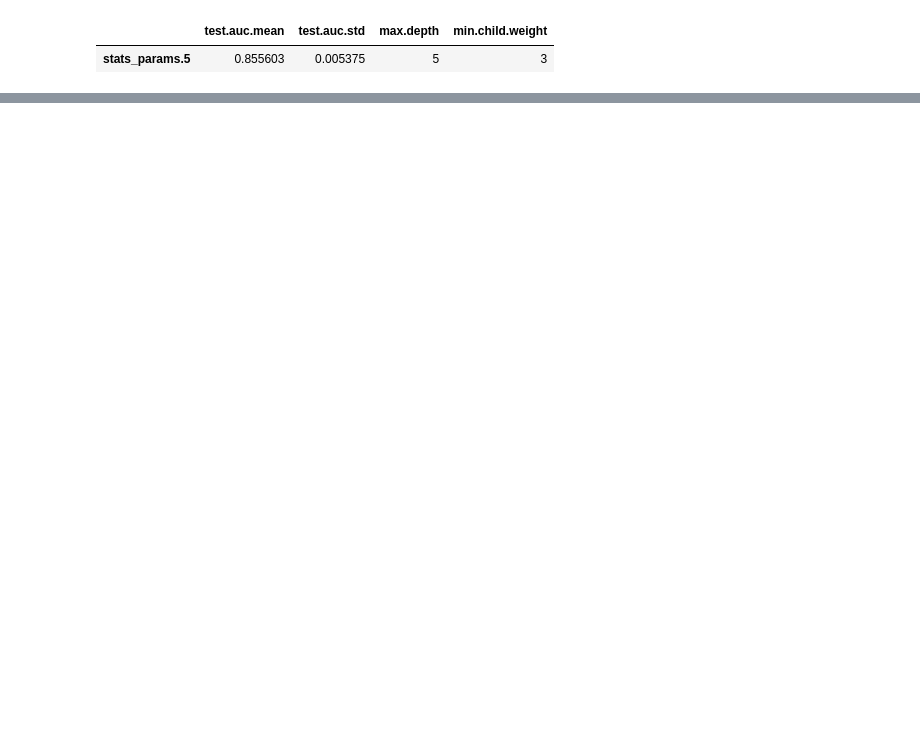
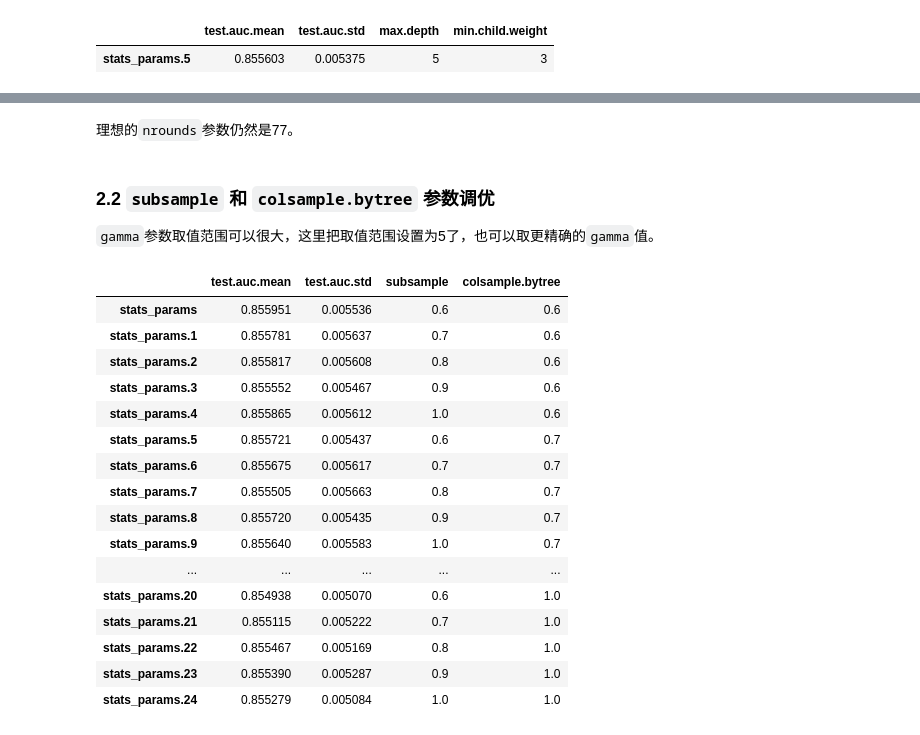
Before and after one commit to showkeyjar/Move, a Jupyter notebook: XGBoost调参.ipynb, the cells around one changed output, grey strips where cells are left out. Saved outputs shown, nothing was run; the diff lists cells and outputs as text; code cells hidden in the pictures; blank space fills up the shorter version.

```diff
--- a/XGBoost调参.ipynb
+++ b/XGBoost调参.ipynb
@@ -33,6 +33,9 @@ The following objects are masked from 'package:stats':
 df_train = read.csv("F:/XGBoost/data/cs-training.csv", stringsAsFactors = FALSE) %>%
   na.omit() %>%   # 删除包含缺失值的样本
   select(-`X`)    # 删除第一列索引列
+# %%
+train_data = as.matrix(df_train %>% select(-SeriousDlqin2yrs))
+train_label = df_train$SeriousDlqin2yrs
 # %% [markdown]
 # 一共有8个参数需要调节：
 + 1 eta[默认0.3]
@@ -46,7 +59,7 @@ df_train = read.csv("F:/XGBoost/data/cs-training.csv", stringsAsFactors = FALSE)
 # %% [markdown]
 ## 1 在较高的`eta`下，调节`nrounds`参数
 # %%
-xgb_params_1 = list(
+xgb_params = list(
     objective = "binary:logistic", # 二分类问题
     eval_metric = "auc",           # 用AUC作为评价指标
 
@@ -100,10 +114,9 @@ Stopping. Best iteration: 20
 # %%
-xgb_params_2 = list(
+xgb_params = list(
     objective = "binary:logistic",
     eval_metric = "auc",
 
     eta = 0.1,                     # 初始值设为0.1
-    nrounds = 77,
     gamma = 0,                     # 初始值为0
     subsample = 0.8,               # 最常见的初始值，典型值的范围在0.5-0.9之间
     colsample_bytree = 0.8,        # 最常见的初始值，典型值的范围在0.5-0.9之间
@@ -162,0 +337,68 @@ result[which.max(result$test.auc.mean),]
+# %% [markdown]
+理想的`nrounds`参数仍然是77。
+# %% [markdown]
+### 2.2 `subsample` 和 `colsample.bytree` 参数调优
+`gamma`参数取值范围可以很大，这里把取值范围设置为5了，也可以取更精确的`gamma`值。
+# %%
+xgb_params = list(
+    objective = "binary:logistic",
+    eval_metric = "auc",
+
+    eta = 0.1,                     # 初始值设为0.1
+    max.depth = 5,
+    min.child.weight = 4,
+    gamma = 0.1,
+    scale.pos.weight = 1           # 类别不平衡，初始值设为1
+)
+# %%
+subsample = c(0.6, 0.7, 0.8, 0.9, 1.0)
+colsample.bytree = c(0.6, 0.7, 0.8, 0.9, 1.0)
+to_tune = expand.grid(subsample = subsample, colsample.bytree = colsample.bytree)       # 根据待调参数和取值范围设置
+
+result = vector(mode = 'numeric', length = 4)                                           # 根据待调参数个数设置
+result.names = c('test.auc.mean', 'test.auc.std', 'subsample', 'colsample.bytree')      # 根据待调参数名称设置
+names(result) = result.names
+
+for (i in seq(dim(to_tune)[1])) {
+    xgb_params$subsample = to_tune[i, 1]
+    xgb_params$colsample.bytree = to_tune[i, 2]                                         # 根据根据待调参数名称设置
+
+    set.seed(27)
+    xgb = xgb.cv(data = train_data,
+                 label = train_label,
+                 params = xgb_params,
+
+                 nrounds = 77,                                                         # 根据上一轮次确定的nrounds设置
+                 nfold = 5,
+                 stratified = TRUE,
+                 verbose = FALSE,
+                 prediction = TRUE                                                     # 添加这一参数，才会输出auc.mean和auc.std
+    )
+
+    stats = as.data.frame(xgb$dt)
+    stats_params = c(stats[nrow(xgb$dt), 3], stats[nrow(xgb$dt), 4], to_tune[i, 1], to_tune[i, 2])     # 根据待调参数个数设置
+    names(stats_params) = result.names
+
+    result = rbind(result, stats_params)
+}
+
+result = as.data.frame(result)[-1,]
+result
+# %% [output]
+|  | test.auc.mean | test.auc.std | subsample | colsample.bytree |
+| stats_params | 0.855951 | 0.005536 | 0.6 | 0.6 |
+| stats_params.1 | 0.855781 | 0.005637 | 0.7 | 0.6 |
+| stats_params.2 | 0.855817 | 0.005608 | 0.8 | 0.6 |
+| stats_params.3 | 0.855552 | 0.005467 | 0.9 | 0.6 |
+| stats_params.4 | 0.855865 | 0.005612 | 1.0 | 0.6 |
+| stats_params.5 | 0.855721 | 0.005437 | 0.6 | 0.7 |
+| stats_params.6 | 0.855675 | 0.005617 | 0.7 | 0.7 |
+| stats_params.7 | 0.855505 | 0.005663 | 0.8 | 0.7 |
+| stats_params.8 | 0.855720 | 0.005435 | 0.9 | 0.7 |
+| stats_params.9 | 0.855640 | 0.005583 | 1.0 | 0.7 |
+| ... | ... | ... | ... | ... |
+| stats_params.20 | 0.854938 | 0.005070 | 0.6 | 1.0 |
+| stats_params.21 | 0.855115 | 0.005222 | 0.7 | 1.0 |
+| stats_params.22 | 0.855467 | 0.005169 | 0.8 | 1.0 |
+| stats_params.23 | 0.855390 | 0.005287 | 0.9 | 1.0 |
+| stats_params.24 | 0.855279 | 0.005084 | 1.0 | 1.0 |
```
Also changed, not shown: parts of 37 cells of this notebook.
